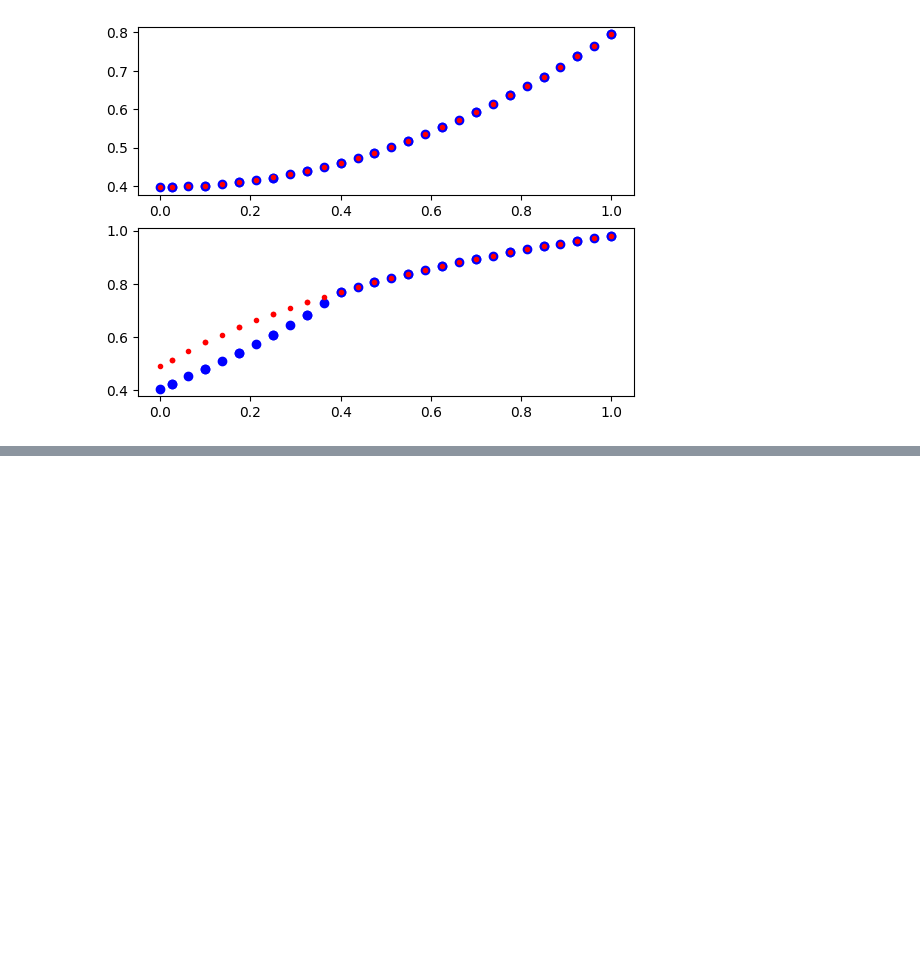
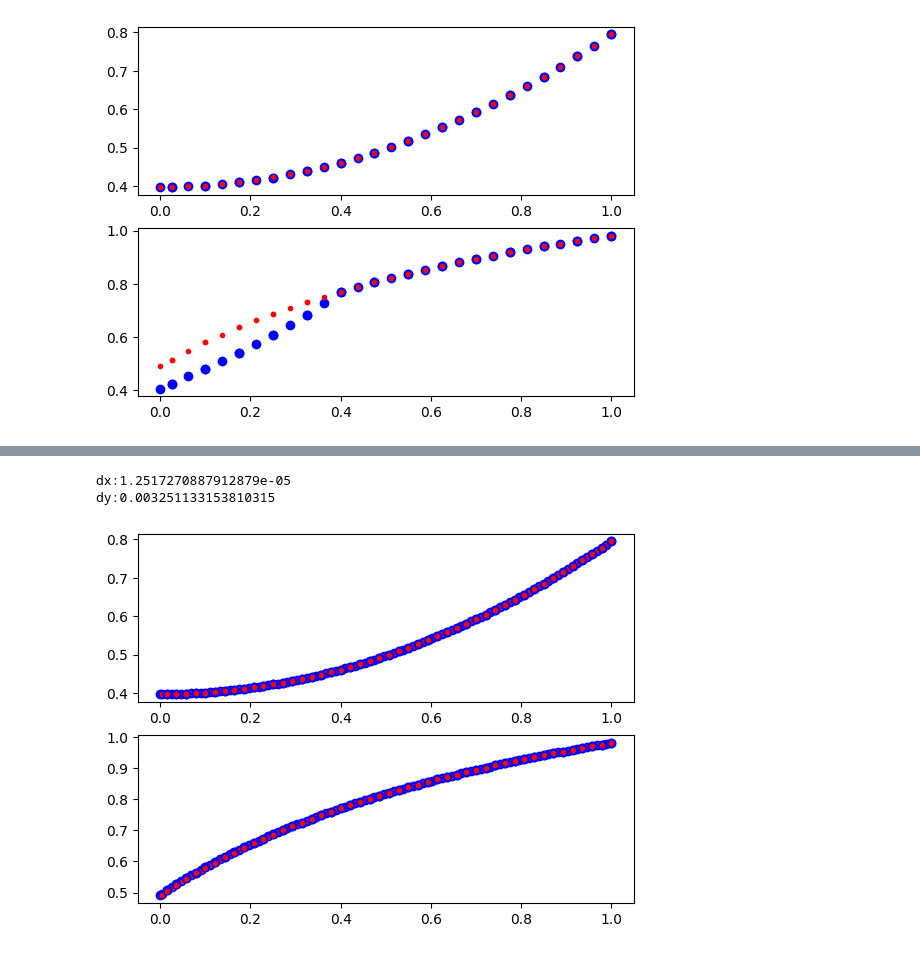
Before and after one commit to Dann38/model_rectification_column, a Jupyter notebook: Untitled.ipynb, the cells around one changed output, grey strips where cells are left out. Saved outputs shown, nothing was run; the diff lists cells and outputs as text; code cells hidden in the pictures; blank space fills up the shorter version.

```diff
--- a/Untitled.ipynb
+++ b/Untitled.ipynb
@@ -377,0 +596,9 @@ dy:0.014623461843651153
+# %%
+solver.solve_initial(mesh, hyp_problem)
+solver.solver_center(mesh, hyp_problem)
+solver.solver_final(mesh, hyp_problem)
+plot_rez(mesh)
+# %% [output]
+dx:1.2517270887912879e-05
+dy:0.003251133153810315
+[figure, added]
```
Also changed, not shown: parts of 15 cells of this notebook.
